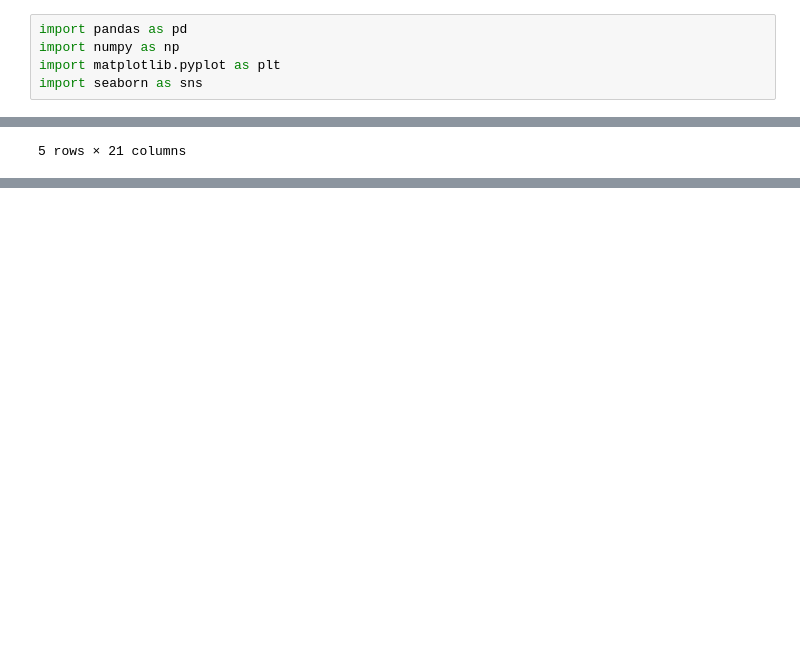
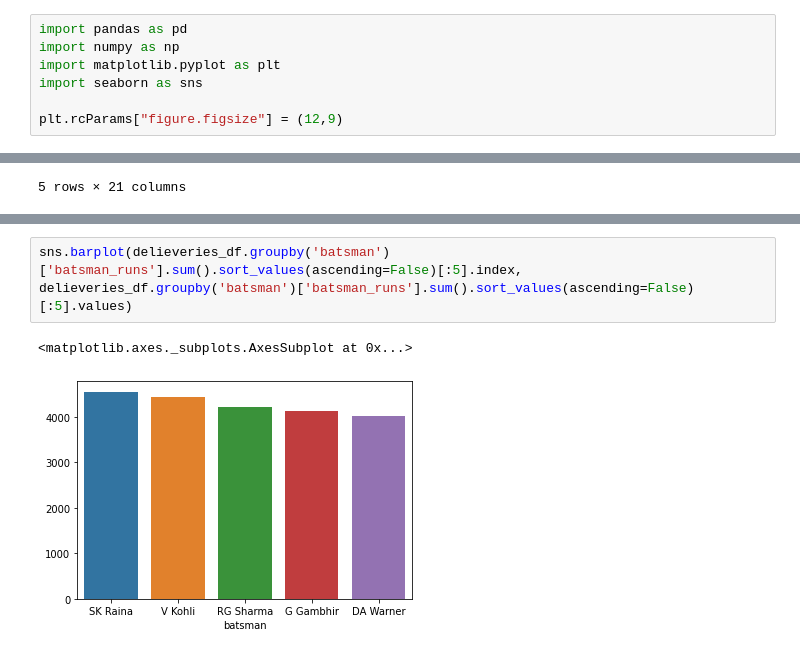
Before and after one commit to chwasiq0569/EDA-on-IPL-Dataset, a Jupyter notebook: EDA_on_IPL_Dataset.ipynb, the cells around one changed output, grey strips where cells are left out. Saved outputs shown, nothing was run; the diff lists cells and outputs as text; blank space fills up the shorter version.

Commit message:
Univariate Analysis on delieveries dataframe

```diff
--- a/EDA_on_IPL_Dataset.ipynb
+++ b/EDA_on_IPL_Dataset.ipynb
@@ -3,6 +3,8 @@ import pandas as pd
 import numpy as np
 import matplotlib.pyplot as plt
 import seaborn as sns
+
+plt.rcParams["figure.figsize"] = (12,9)
 # %%
 delieveries_df = pd.read_csv('/content/deliveries.csv')
 matches_df = pd.read_csv('/content/matches.csv')
@@ -27,0 +87,5 @@ matches_df.sample(5)
+# %%
+sns.barplot(delieveries_df.groupby('batsman')['batsman_runs'].sum().sort_values(ascending=False)[:5].index, delieveries_df.groupby('batsman')['batsman_runs'].sum().sort_values(ascending=False)[:5].values)
+# %% [output]
+<matplotlib.axes._subplots.AxesSubplot at 0x...>
+[figure, added]
```
Also changed, not shown: parts of 16 cells of this notebook.
